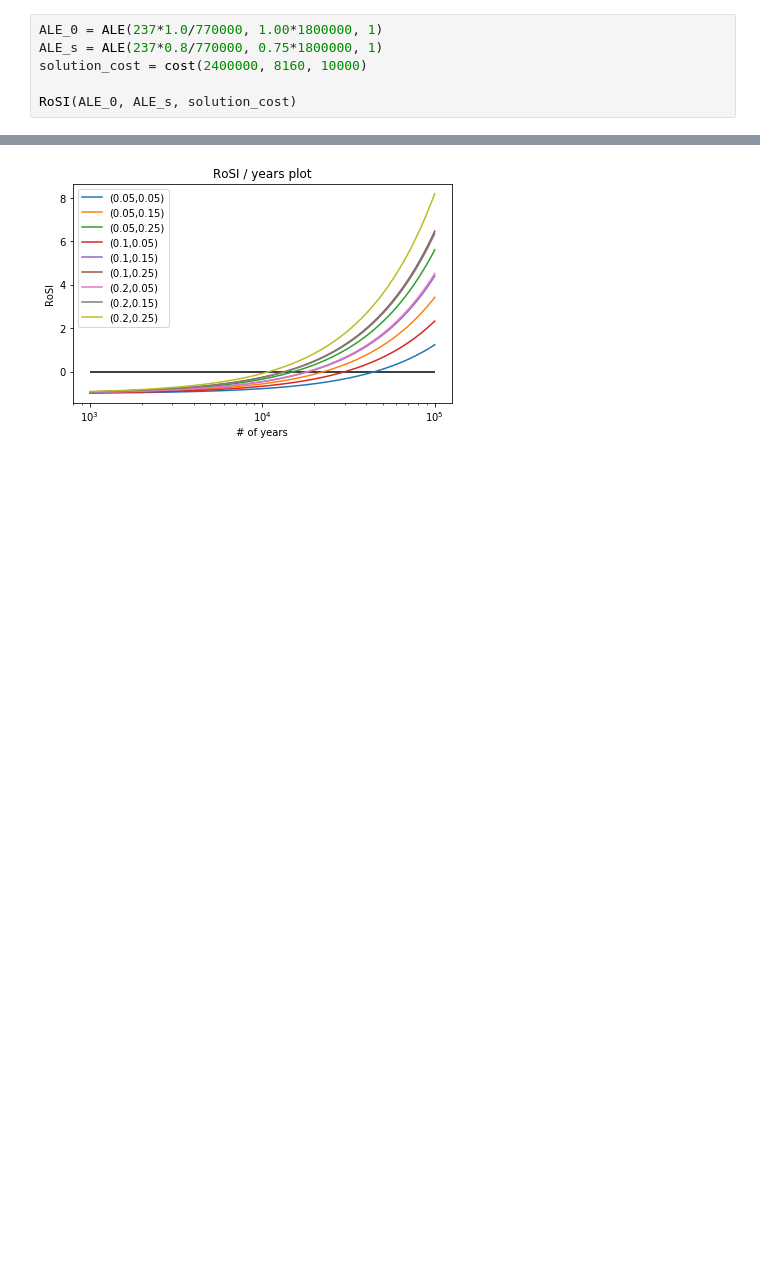
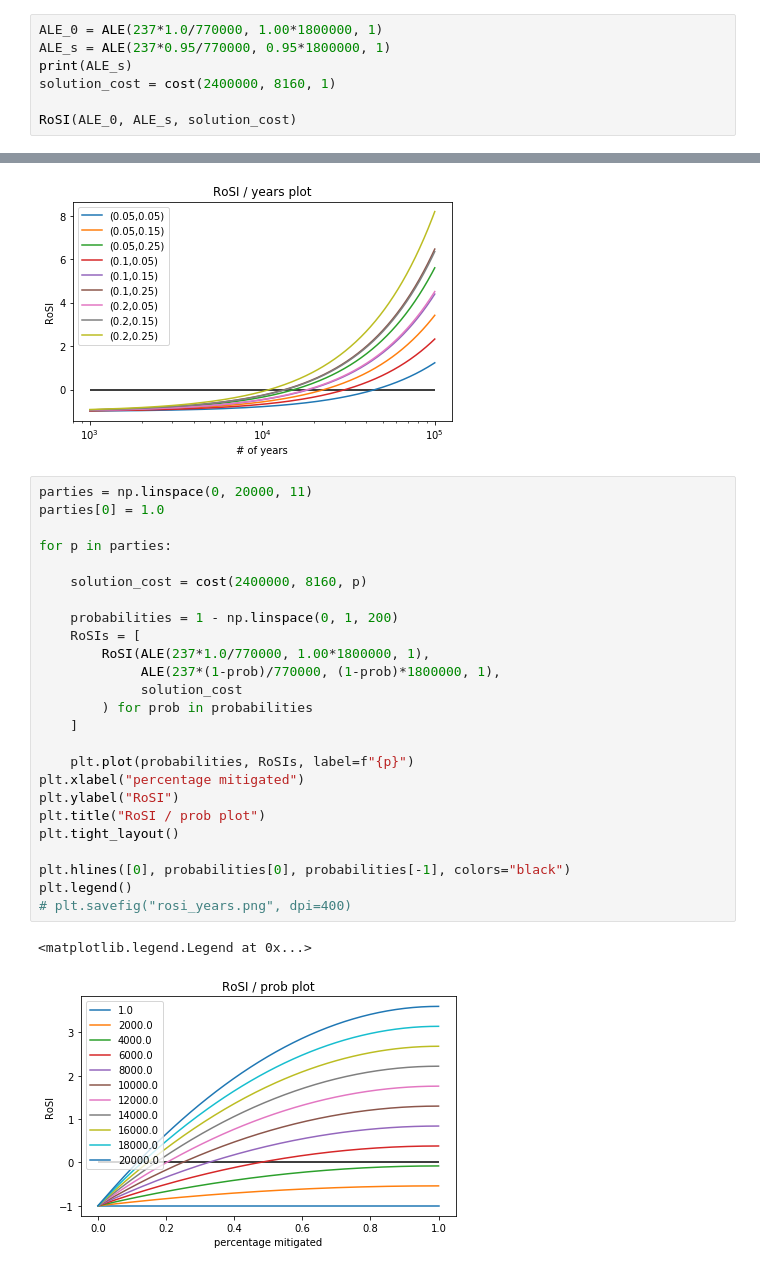
Before and after one commit to kahraman11/EOS2019, a Jupyter notebook: Block 3/Block 3.ipynb, the cells around one changed output, grey strips where cells are left out. Cells and saved outputs as stored; diff of their text form; blank space fills up the shorter version.

```diff
--- a/Block 3/Block 3.ipynb
+++ b/Block 3/Block 3.ipynb
@@ -31,8 +31,9 @@ def cost(direct_cost: float, indirect_cost: float, shared_by: int) -> float:
     return (direct_cost + indirect_cost) / shared_by
 # %%
 ALE_0 = ALE(237*1.0/770000, 1.00*1800000, 1)
-ALE_s = ALE(237*0.8/770000, 0.75*1800000, 1)
-solution_cost = cost(2400000, 8160, 10000)
+ALE_s = ALE(237*0.95/770000, 0.95*1800000, 1)
+print(ALE_s)
+solution_cost = cost(2400000, 8160, 1)
 
 RoSI(ALE_0, ALE_s, solution_cost)
 # %% [output]
@@ -87,3 +89,31 @@ plt.legend()
 plt.savefig("rosi_years.png", dpi=400)
 # %% [output]
 [figure]
+# %%
+parties = np.linspace(0, 20000, 11)
+parties[0] = 1.0
+
+for p in parties:
+
+    solution_cost = cost(2400000, 8160, p)
+
+    probabilities = 1 - np.linspace(0, 1, 200)
+    RoSIs = [
+        RoSI(ALE(237*1.0/770000, 1.00*1800000, 1),
+             ALE(237*(1-prob)/770000, (1-prob)*1800000, 1),
+             solution_cost
+        ) for prob in probabilities
+    ]
+
+    plt.plot(probabilities, RoSIs, label=f"{p}")
+plt.xlabel("percentage mitigated")
+plt.ylabel("RoSI")
+plt.title("RoSI / prob plot")
+plt.tight_layout()
+
+plt.hlines([0], probabilities[0], probabilities[-1], colors="black")
+plt.legend()
+# plt.savefig("rosi_years.png", dpi=400)
+# %% [output]
+<matplotlib.legend.Legend at 0x...>
+[figure, added]
```
Also changed, not shown: parts of 2 cells of this notebook, 1 other file.
